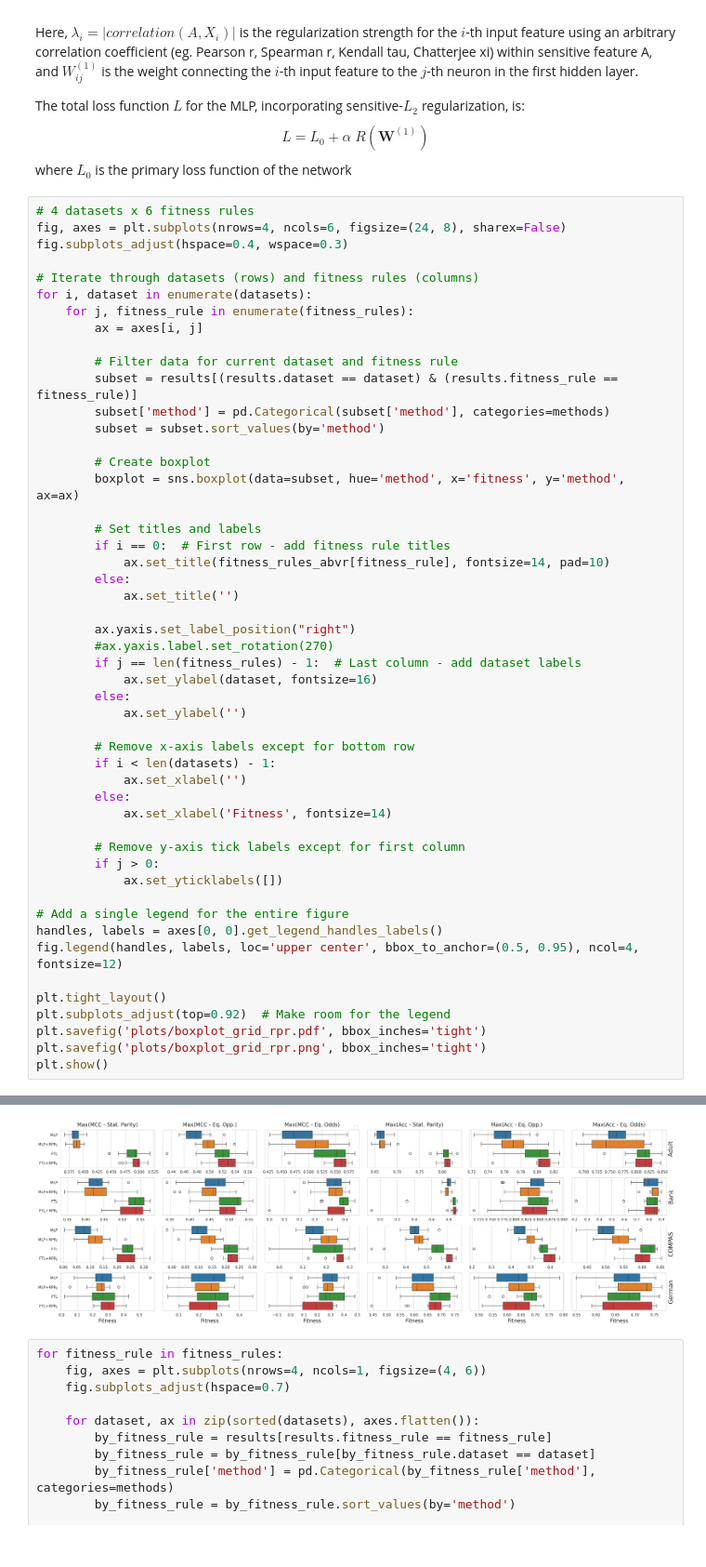
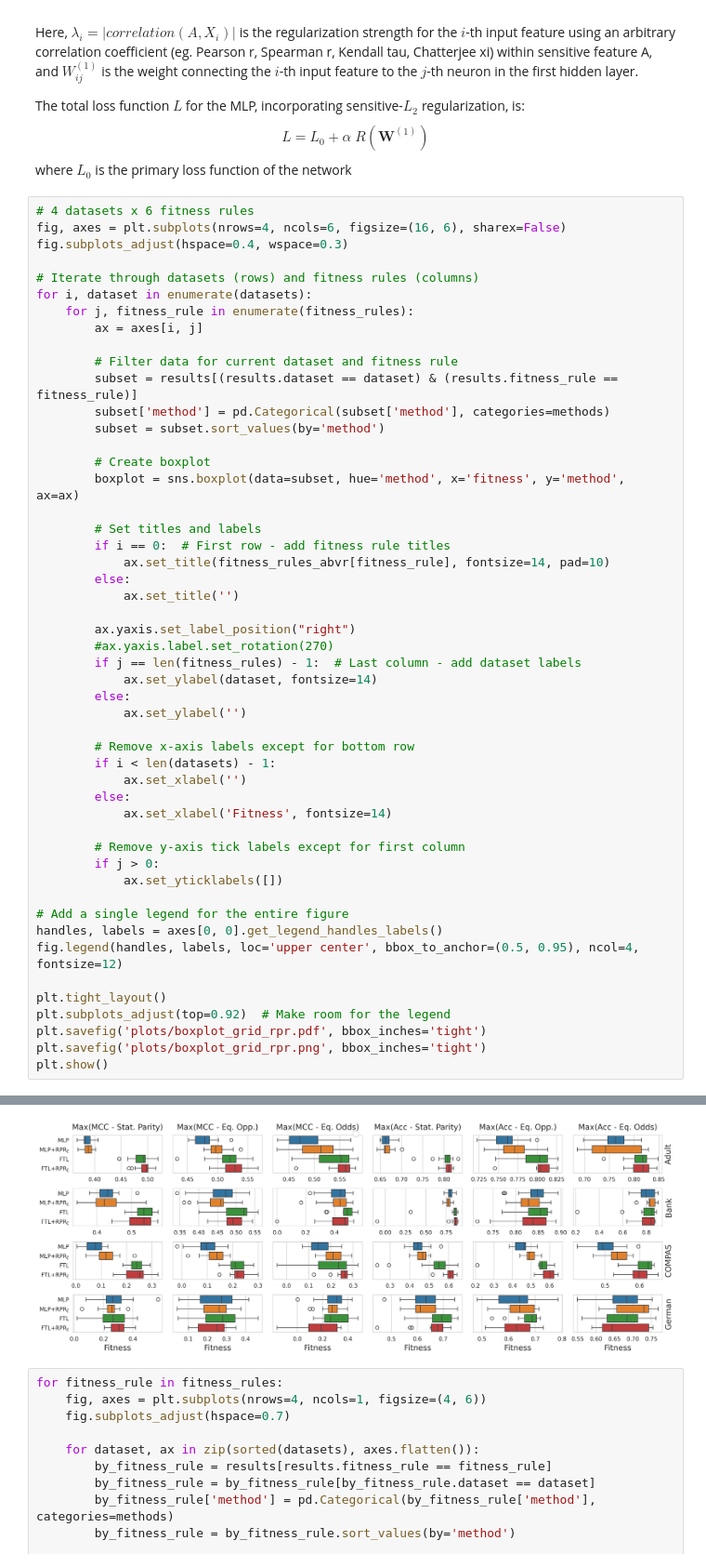
Before and after one commit to ygorcanalli/RedliningPenaltyRegularizer, a Jupyter notebook: notebooks/main_results/plot_agg.ipynb, the cells around one changed output, grey strips where cells are left out. Shown at 93% size. Cells and saved outputs as stored; diff of their text form.

```diff
--- a/notebooks/main_results/plot_agg.ipynb
+++ b/notebooks/main_results/plot_agg.ipynb
@@ -139,7 +139,7 @@ $$L = L_0 + \alpha \; R(\mathbf{W}^{(1)})$$
 where $L_0$ is the primary loss function of the network
 # %%
 # 4 datasets x 6 fitness rules
-fig, axes = plt.subplots(nrows=4, ncols=6, figsize=(24, 8), sharex=False)
+fig, axes = plt.subplots(nrows=4, ncols=6, figsize=(16, 6), sharex=False)
 fig.subplots_adjust(hspace=0.4, wspace=0.3)
 
 # Iterate through datasets (rows) and fitness rules (columns)
@@ -164,7 +164,7 @@ for i, dataset in enumerate(datasets):
         ax.yaxis.set_label_position("right")
         #ax.yaxis.label.set_rotation(270)
         if j == len(fitness_rules) - 1:  # Last column - add dataset labels
-            ax.set_ylabel(dataset, fontsize=16)
+            ax.set_ylabel(dataset, fontsize=14)
         else:
             ax.set_ylabel('')
 
@@ -178,34 +178,34 @@ for i, dataset in enumerate(datasets):
         if j > 0:
             ax.set_yticklabels([])
 
 # Add a single legend for the entire figure
 handles, labels = axes[0, 0].get_legend_handles_labels()
 fig.legend(handles, labels, loc='upper center', bbox_to_anchor=(0.5, 0.95), ncol=4, fontsize=12)
 
 plt.tight_layout()
 plt.subplots_adjust(top=0.92)  # Make room for the legend
 plt.savefig('plots/boxplot_grid_rpr.pdf', bbox_inches='tight')
 plt.savefig('plots/boxplot_grid_rpr.png', bbox_inches='tight')
 plt.show()
 # %% [output]
 A value is trying to be set on a copy of a slice from a DataFrame.
 Try using .loc[row_indexer,col_indexer] = value instead
 
 See the caveats in the documentation: https://pandas.pydata.org/pandas-docs/stable/user_guide/indexing.html#returning-a-view-versus-a-copy
   subset['method'] = pd.Categorical(subset['method'], categories=methods)
 A value is trying to be set on a copy of a slice from a DataFrame.
 Try using .loc[row_indexer,col_indexer] = value instead
 
 See the caveats in the documentation: https://pandas.pydata.org/pandas-docs/stable/user_guide/indexing.html#returning-a-view-versus-a-copy
   subset['method'] = pd.Categorical(subset['method'], categories=methods)
 A value is trying to be set on a copy of a slice from a DataFrame.
 Try using .loc[row_indexer,col_indexer] = value instead
 ... (104 lines left out)
 Try using .loc[row_indexer,col_indexer] = value instead
 
 See the caveats in the documentation: https://pandas.pydata.org/pandas-docs/stable/user_guide/indexing.html#returning-a-view-versus-a-copy
   subset['method'] = pd.Categorical(subset['method'], categories=methods)
-[figure, old version]
+[figure, new version]
 # %%
 for fitness_rule in fitness_rules:
     fig, axes = plt.subplots(nrows=4, ncols=1, figsize=(4, 6))
```
Also changed, not shown: 2 other files.
